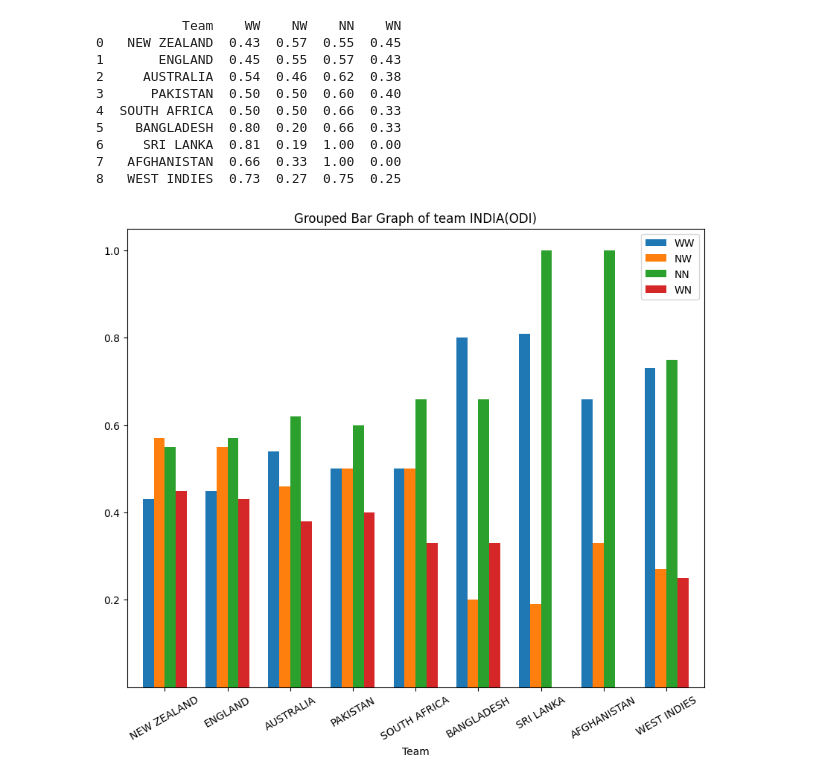
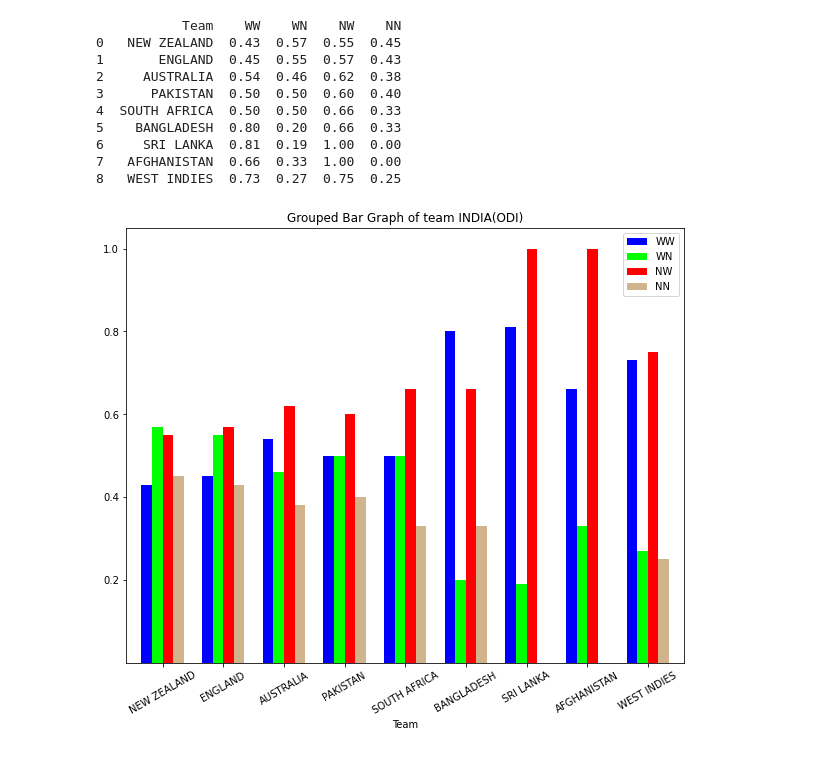
Before and after one commit to AshwinSheoran02/SPA-Final-Project-Group-9, a Jupyter notebook: Code/SPA assignment.ipynb, the cells around one changed output. Drawn from its saved outputs; the diff is of its cells as text; code cells hidden in the pictures.

```diff
--- a/Code/SPA assignment.ipynb
+++ b/Code/SPA assignment.ipynb
@@ -3,8 +3,8 @@ import numpy as np
 import matplotlib.pyplot as plt
 import pandas as pd
 # %%
-plt.rcParams["figure.figsize"] = (10,8)
-
+plt.rcParams["figure.figsize"] = (10,6)
+colors=['blue','lime','red','tan']
 
 df = pd.DataFrame(
                    [['NEW ZEALAND', 0.78,0.22,0.6,0.4],  ['ENGLAND', 0.6,0.4,0.55,0.45     ],
@@ -15,9 +15,8 @@ df = pd.DataFrame(
                    columns=['Team', 'WW', 'WN', 'NW', 'NN']
                  )
 print(df)
-df.plot(x='Team', kind='bar', stacked=False, title='Grouped Bar Graph OF ALL TEAMS(ODI)',width=0.7)
+df.plot(x='Team',ylabel='Probabilities', kind='bar', stacked=False, title='Grouped Bar Graph OF ALL TEAMS (ODI)',width=0.7,color=colors)
 plt.yticks([0.2,0.4,0.6,0.8,1.0])
-plt.xticks(rotation = 30)
 plt.show()
 # %% [output]
            Team    WW    WN    NW    NN
@@ -35,29 +34,30 @@ plt.show()
 # %%
+
 plt.rcParams["figure.figsize"] = (10,8)
-
+colors=['blue','lime','red','tan']
 
 df = pd.DataFrame(
                    [['NEW ZEALAND',0.43,0.57,0.55,0.45],  ['ENGLAND',0.45,0.55,0.57,0.43     ],
                    ['AUSTRALIA', 0.54,0.46,0.62,0.38 ],
                    ['PAKISTAN',0.5,0.5,0.6,0.4   ],  ['SOUTH AFRICA',0.5,0.5,0.66,0.33 ],
                    ['BANGLADESH',0.8,0.2,0.66,0.33 ],  ['SRI LANKA', 0.81,0.19,1,0  ],
                    ['AFGHANISTAN',0.66,0.33,1,0 ],  ['WEST INDIES',0.73,0.27,0.75,0.25]],
-                   columns=['Team', 'WW', 'NW', 'NN', 'WN']
+                  columns=['Team', 'WW', 'WN', 'NW', 'NN']
                  )
 print(df)
-df.plot(x='Team', kind='bar', stacked=False, title='Grouped Bar Graph of team INDIA(ODI)',width=0.7)
+df.plot(x='Team', kind='bar', stacked=False, title='Grouped Bar Graph of team INDIA(ODI)',width=0.7,color=colors)
 plt.yticks([0.2,0.4,0.6,0.8,1.0])
 plt.xticks(rotation = 30)
 plt.show()
 # %% [output]
-           Team    WW    NW    NN    WN
+           Team    WW    WN    NW    NN
 0   NEW ZEALAND  0.43  0.57  0.55  0.45
 1       ENGLAND  0.45  0.55  0.57  0.43
 2     AUSTRALIA  0.54  0.46  0.62  0.38
 3      PAKISTAN  0.50  0.50  0.60  0.40
 4  SOUTH AFRICA  0.50  0.50  0.66  0.33
 5    BANGLADESH  0.80  0.20  0.66  0.33
 6     SRI LANKA  0.81  0.19  1.00  0.00
 7   AFGHANISTAN  0.66  0.33  1.00  0.00
 8   WEST INDIES  0.73  0.27  0.75  0.25
-[figure, old version]
+[figure, new version]
```
Also changed, not shown: parts of 1 cell of this notebook.
